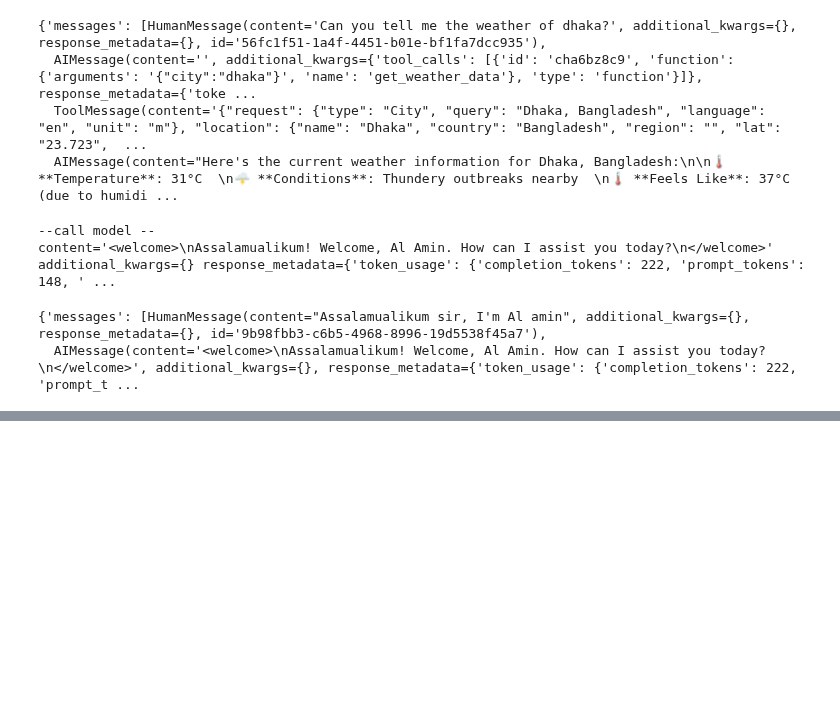
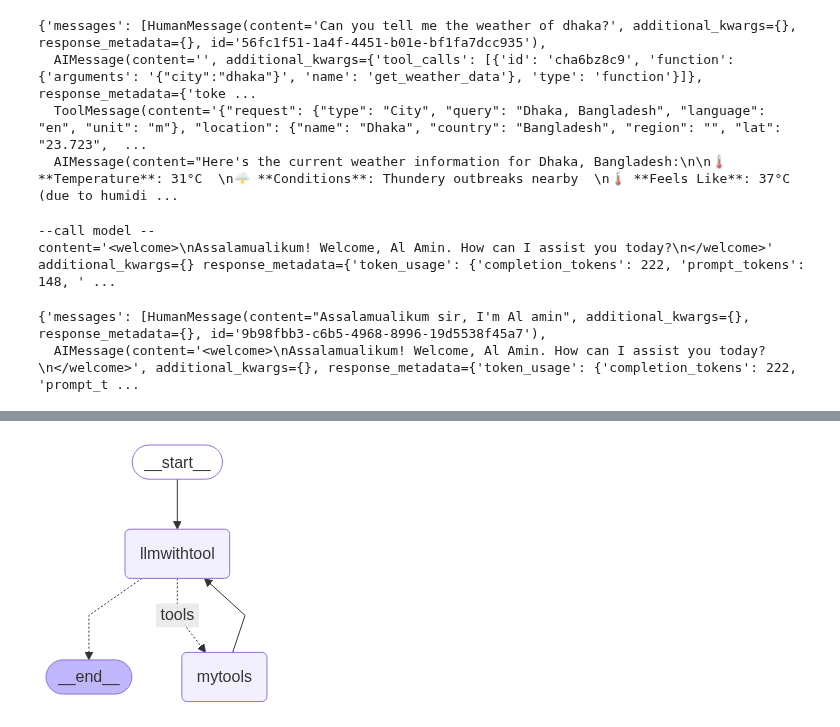
Before and after one commit to kinjal-AIML/End-to-End-Agentic-Ai-Automation-Lab, a Jupyter notebook: 03-LangGraph-Introduction/3.3-LangGraph-Tools/langgraph-tools-agent.ipynb, the cells around one changed output, grey strips where cells are left out. Saved outputs shown, nothing was run; the diff lists cells and outputs as text; code cells hidden in the pictures; blank space fills up the shorter version.

```diff
--- a/03-LangGraph-Introduction/3.3-LangGraph-Tools/langgraph-tools-agent.ipynb
+++ b/03-LangGraph-Introduction/3.3-LangGraph-Tools/langgraph-tools-agent.ipynb
@@ -281,0 +340,21 @@ content='<welcome>\nAssalamualikum! Welcome, Al Amin. How can I assist you today
+# %%
+workflow2=StateGraph(MessagesState)
+
+workflow2.add_node("llmwithtool",call_model)
+
+workflow2.add_node("mytools",tool_node)
+
+workflow2.add_edge(START,"llmwithtool")
+
+workflow2.add_conditional_edges("llmwithtool",
+                                router_function,
+                                {"tools":"mytools",
+                                 END:END})
+workflow2.add_edge("mytools", "llmwithtool")
+
+app2=workflow2.compile()
+
+from IPython.display import Image, display
+display(Image(app2.get_graph().draw_mermaid_png()))
+# %% [output]
+[figure, added]
```
Also changed, not shown: parts of 16 cells of this notebook.
